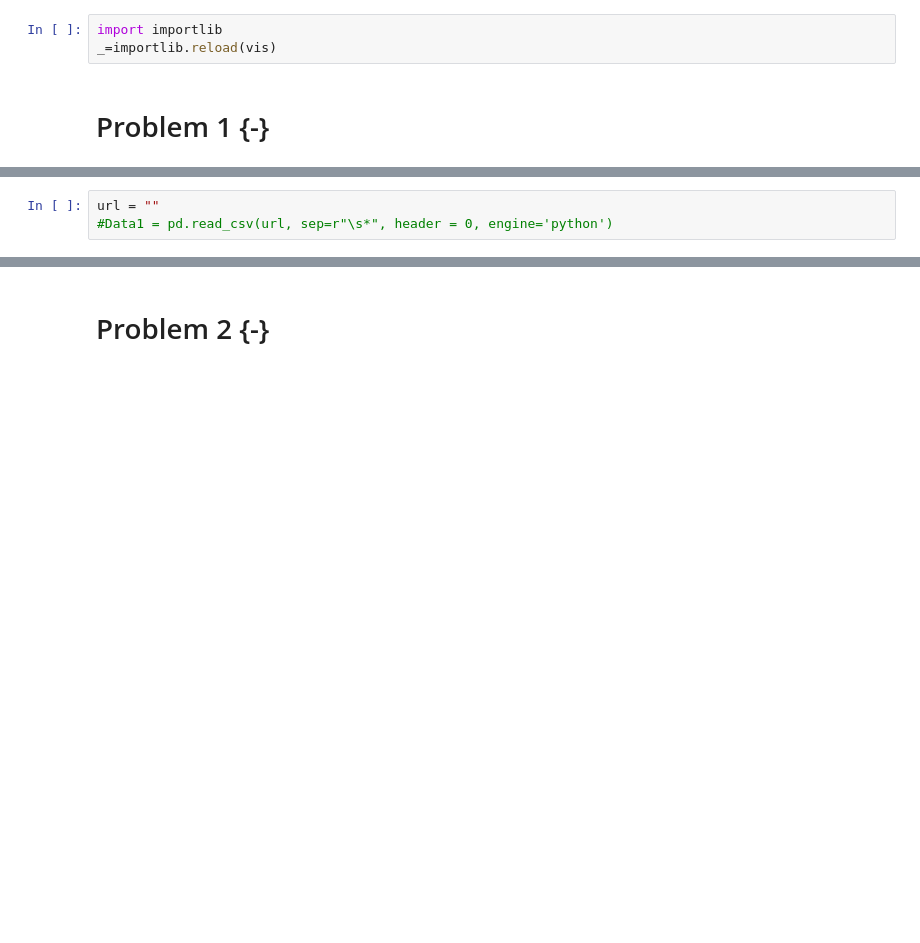
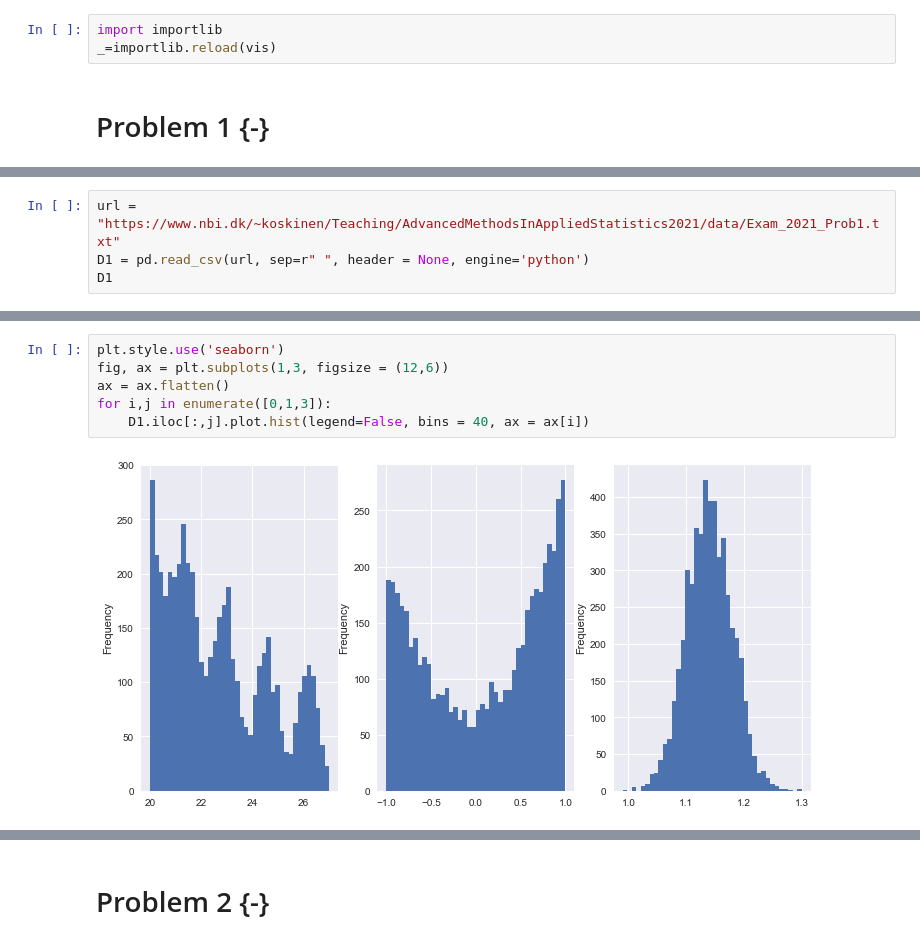
Before and after one commit to Kiril94/AMAS, a Jupyter notebook: Main_exam/AMAS_Exam_2021.ipynb, the cells around one changed output, grey strips where cells are left out. Cells and saved outputs as stored; diff of their text form; blank space fills up the shorter version.

```diff
--- a/Main_exam/AMAS_Exam_2021.ipynb
+++ b/Main_exam/AMAS_Exam_2021.ipynb
@@ -33,3 +36,4 @@ _=importlib.reload(vis)
 # %%
-url = ""
-#Data1 = pd.read_csv(url, sep=r"\s*", header = 0, engine='python')
+url = "https://www.nbi.dk/~koskinen/Teaching/AdvancedMethodsInAppliedStatistics2021/data/Exam_2021_Prob1.txt"
+D1 = pd.read_csv(url, sep=r" ", header = None, engine='python')
+D1
@@ -35,0 +69,8 @@ url = ""
+# %%
+plt.style.use('seaborn')
+fig, ax = plt.subplots(1,3, figsize = (12,6))
+ax = ax.flatten()
+for i,j in enumerate([0,1,3]):
+    D1.iloc[:,j].plot.hist(legend=False, bins = 40, ax = ax[i])
+# %% [output]
+[figure, added]
```
Also changed, not shown: parts of 17 cells of this notebook.
